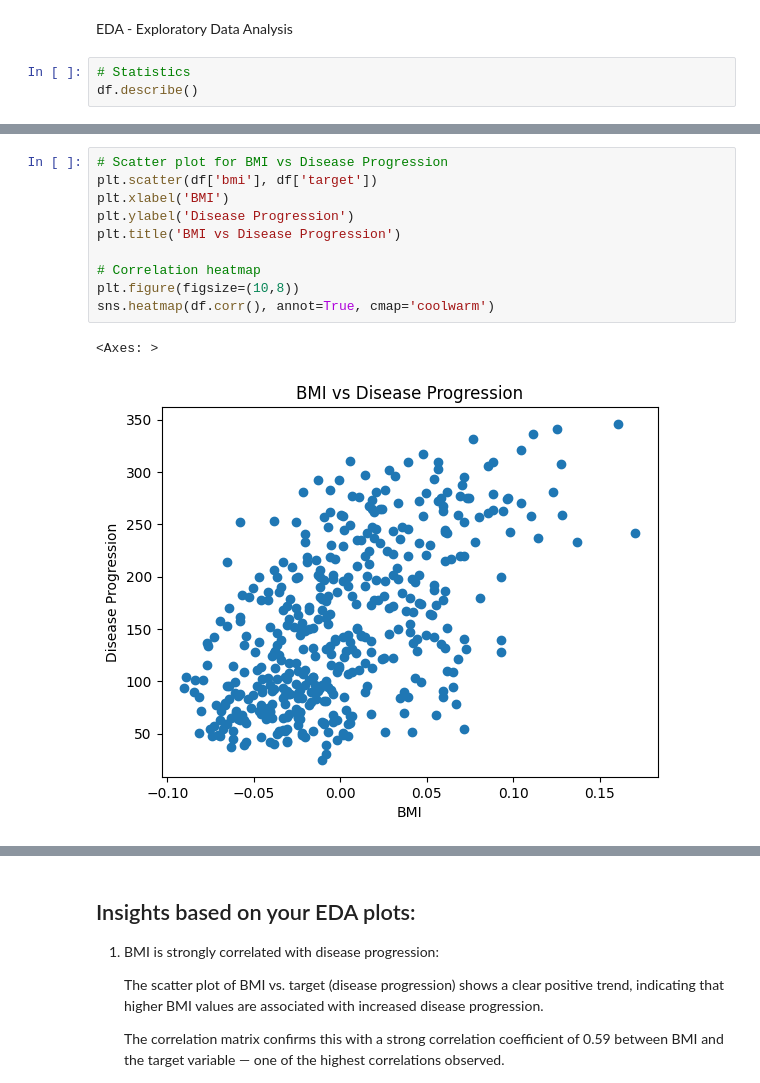
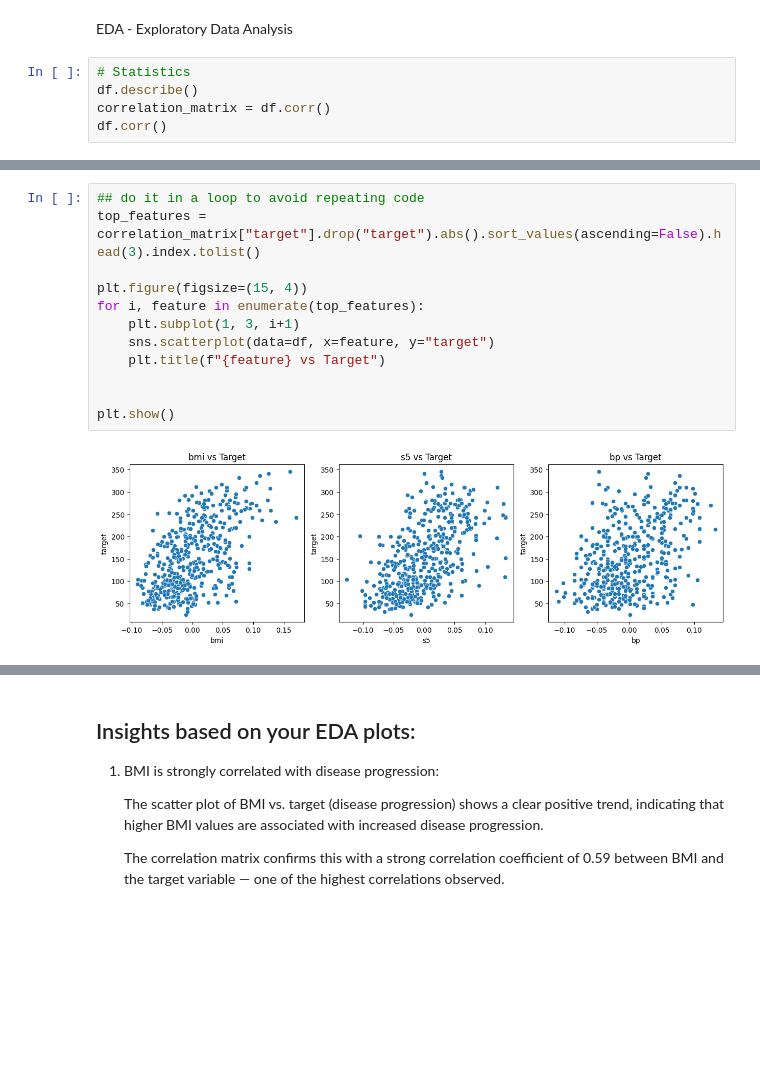
Before and after one commit to Yogesh-333/Practical-Lab-2---Foundations-of-Machine-Learning-Frameworks-, a Jupyter notebook: lab2.ipynb, the cells around one changed output, grey strips where cells are left out. Saved outputs shown, nothing was run; the diff lists cells and outputs as text; blank space fills up the shorter version.

Commit message:
update the graph

```diff
--- a/lab2.ipynb
+++ b/lab2.ipynb
@@ -37,5 +37,7 @@ EDA - Exploratory Data Analysis
 # %%
 # Statistics
 df.describe()
+correlation_matrix = df.corr()
+df.corr()
 # %% [output]
 |  | age | sex | bmi | bp | s1 | s2 | s3 | s4 | s5 | s6 | target |
@@ -50,13 +55,14 @@ df.describe()
 # %%
-# Scatter plot for BMI vs Disease Progression
-plt.scatter(df['bmi'], df['target'])
-plt.xlabel('BMI')
-plt.ylabel('Disease Progression')
-plt.title('BMI vs Disease Progression')
+## do it in a loop to avoid repeating code
+top_features = correlation_matrix["target"].drop("target").abs().sort_values(ascending=False).head(3).index.tolist()
 
-# Correlation heatmap
-plt.figure(figsize=(10,8))
-sns.heatmap(df.corr(), annot=True, cmap='coolwarm')
+plt.figure(figsize=(15, 4))
+for i, feature in enumerate(top_features):
+    plt.subplot(1, 3, i+1)
+    sns.scatterplot(data=df, x=feature, y="target")
+    plt.title(f"{feature} vs Target")
+
+
+plt.show()
 # %% [output]
-<Axes: >
-[figure, old version]
+[figure, new version]
```
Also changed, not shown: parts of 12 cells of this notebook.
